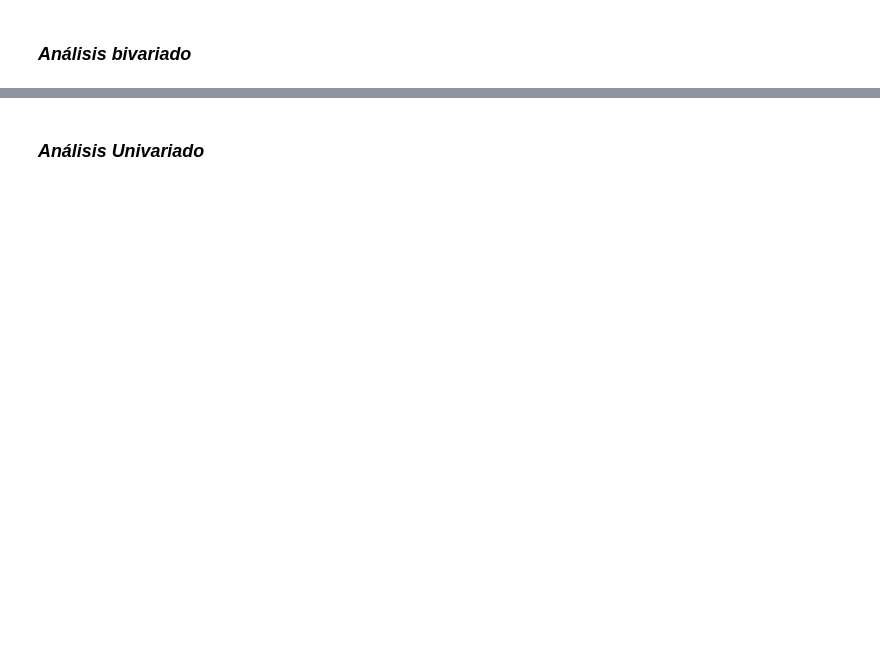
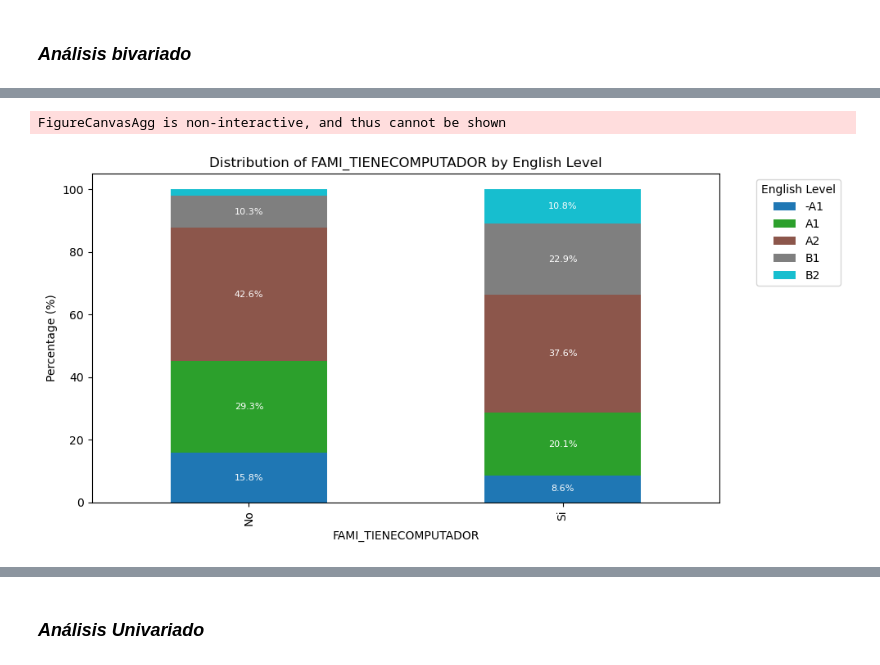
Before and after one commit to SergioSilveraM/jbook_ml202501, a Jupyter notebook: _sources/EDA.ipynb, the cells around one changed output, grey strips where cells are left out. Drawn from its saved outputs; the diff is of its cells as text; code cells hidden in the pictures; blank space fills up the shorter version.

```diff
--- a/_sources/EDA.ipynb
+++ b/_sources/EDA.ipynb
@@ -680,0 +546,6 @@ En cuanto a la variable `HasTitle` que indica la presencia de un titulo en el c
+# %%
+fig = next(cat_gen)
+fig.show()
+# %% [output]
+FigureCanvasAgg is non-interactive, and thus cannot be shown
+[figure, added]
```
Also changed, not shown: parts of 168 cells of this notebook, 45 other files.
